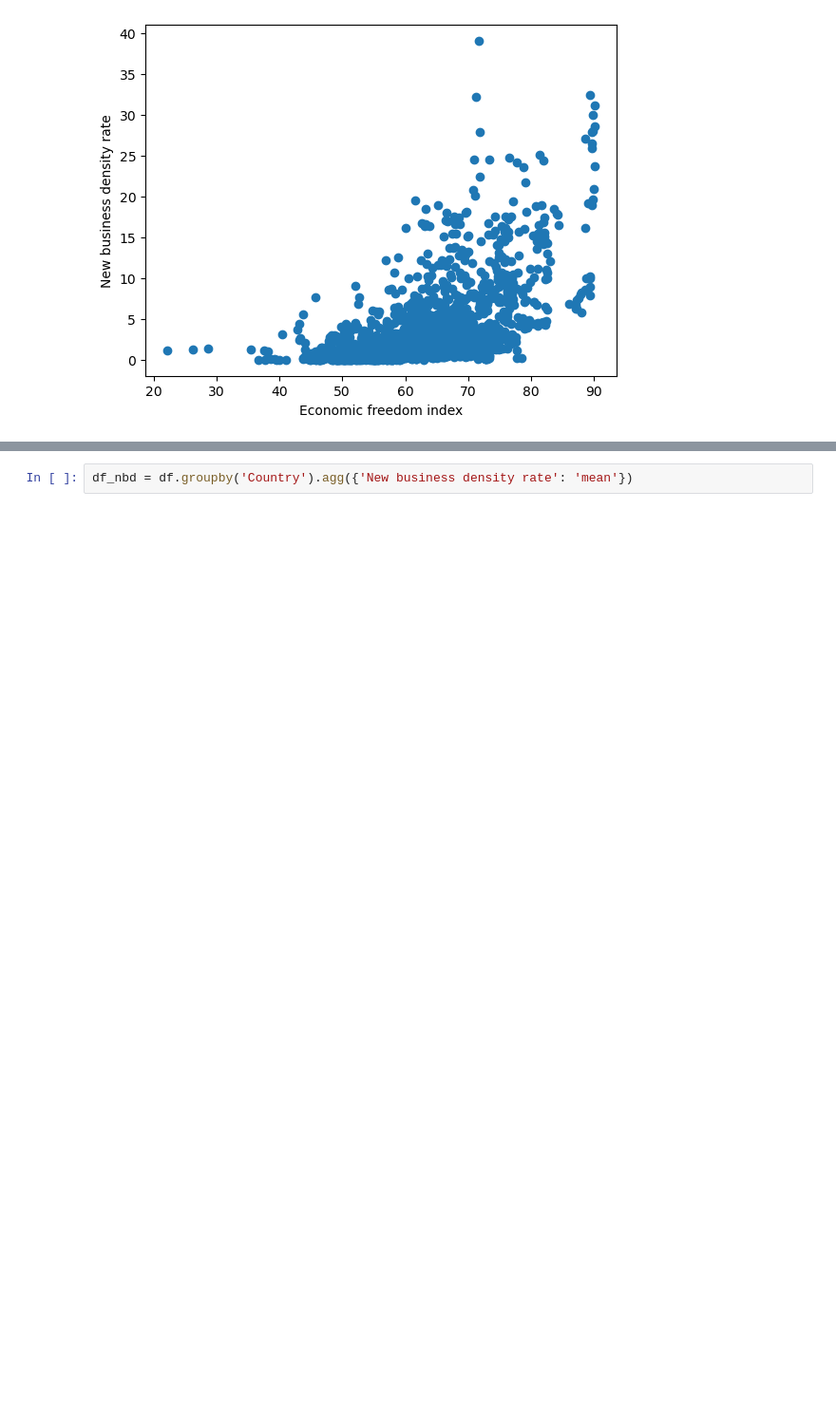
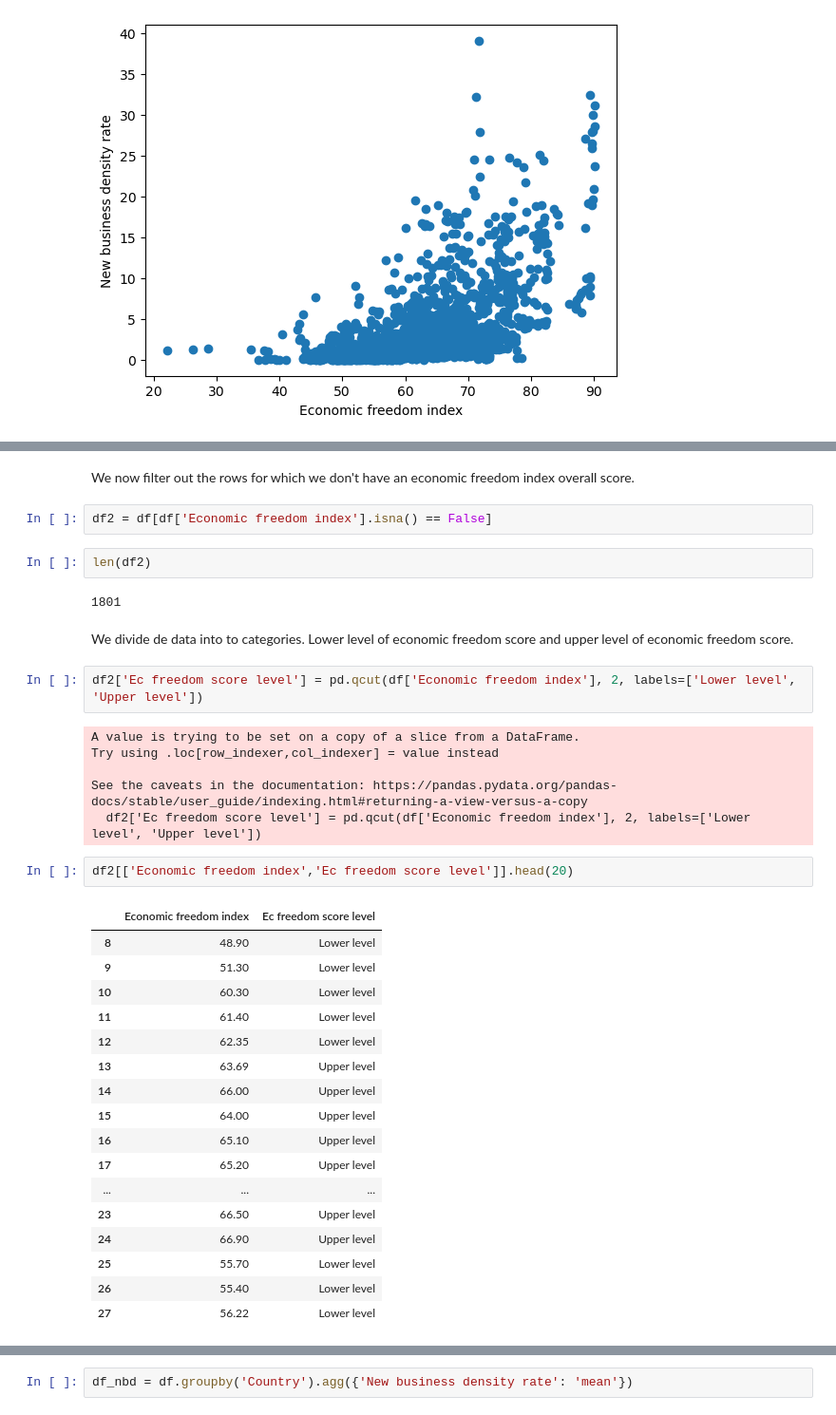
Before and after one commit to 92CMDiego/mid-project-analysing-companies-creation, a Jupyter notebook: Analysing/Analysing_correlations_hypothesis_and_overall_check.ipynb, the cells around one changed output, grey strips where cells are left out. Shown: that part at 95% size. Cells and saved outputs as stored; diff of their text form; blank space fills up the shorter version.

```diff
--- a/Analysing/Analysing_correlations_and_overall_check.ipynb
+++ b/Analysing/Analysing_correlations_hypothesis_and_overall_check.ipynb
@@ -118,0 +163,38 @@ Text(0, 0.5, 'New business density rate')
+# %% [markdown]
+We now filter out the rows for which we don't have an economic freedom index overall score.
+# %%
+df2 = df[df['Economic freedom index'].isna() == False]
+# %%
+len(df2)
+# %% [output]
+1801
+# %% [markdown]
+We divide de data into to categories. Lower level of economic freedom score and upper level of economic freedom score.
+# %%
+df2['Ec freedom score level'] = pd.qcut(df['Economic freedom index'], 2, labels=['Lower level', 'Upper level'])
+# %% [output]
+A value is trying to be set on a copy of a slice from a DataFrame.
+Try using .loc[row_indexer,col_indexer] = value instead
+
+See the caveats in the documentation: https://pandas.pydata.org/pandas-docs/stable/user_guide/indexing.html#returning-a-view-versus-a-copy
+  df2['Ec freedom score level'] = pd.qcut(df['Economic freedom index'], 2, labels=['Lower level', 'Upper level'])
+# %%
+df2[['Economic freedom index','Ec freedom score level']].head(20)
+# %% [output]
+|  | Economic freedom index | Ec freedom score level |
+| 8 | 48.90 | Lower level |
+| 9 | 51.30 | Lower level |
+| 10 | 60.30 | Lower level |
+| 11 | 61.40 | Lower level |
+| 12 | 62.35 | Lower level |
+| 13 | 63.69 | Upper level |
+| 14 | 66.00 | Upper level |
+| 15 | 64.00 | Upper level |
+| 16 | 65.10 | Upper level |
+| 17 | 65.20 | Upper level |
+| ... | ... | ... |
+| 23 | 66.50 | Upper level |
+| 24 | 66.90 | Upper level |
+| 25 | 55.70 | Lower level |
+| 26 | 55.40 | Lower level |
+| 27 | 56.22 | Lower level |
```
Also changed, not shown: parts of 29 cells of this notebook, 1 other file.
